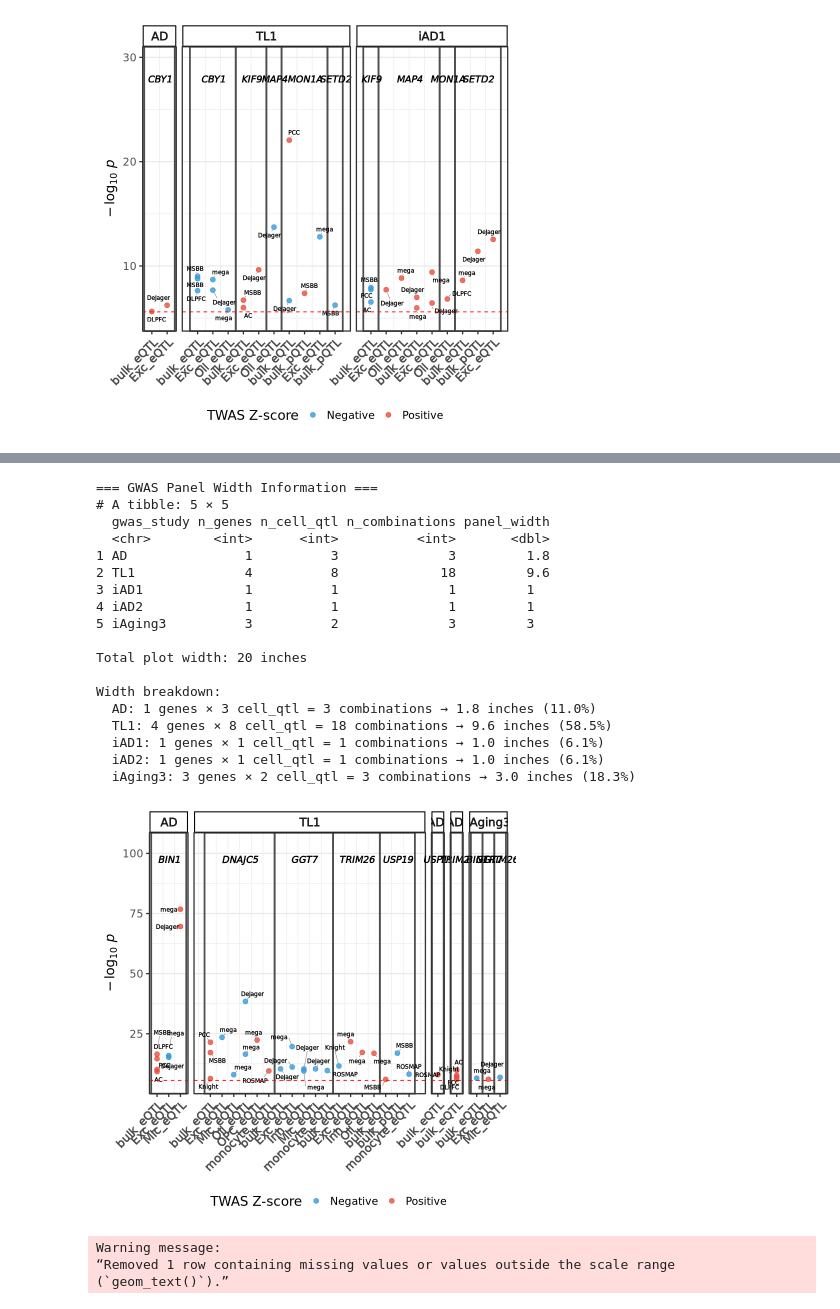
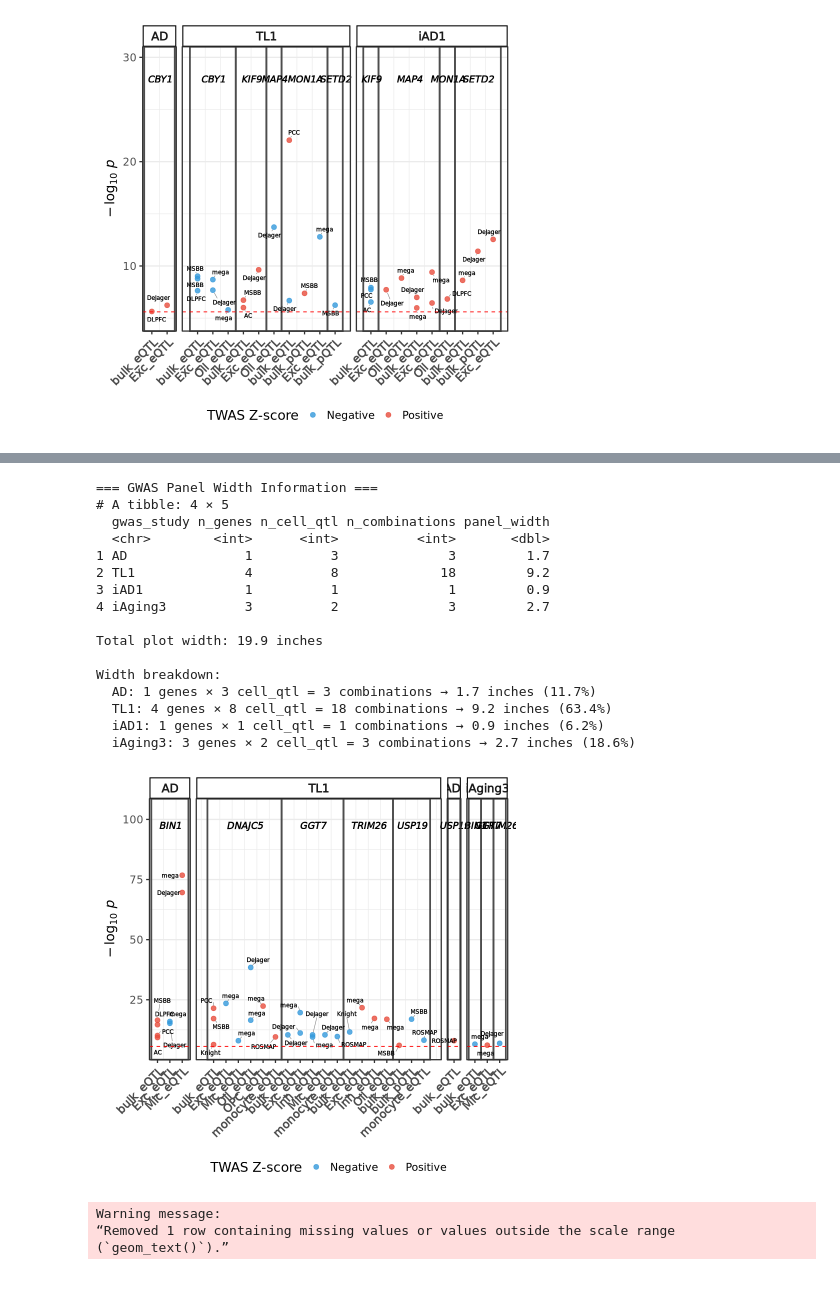
Before and after one commit to rl3328/DNE_xQTL_paper, a Jupyter notebook: main_text/4_candidate_genes/staging/interested_genes/TWAS_QTL/twas_story_allcontexts.ipynb, the cells around one changed output, grey strips where cells are left out. Cells and saved outputs as stored; diff of their text form; code cells hidden in the pictures.

Commit message:
update twas_cilia plot

```diff
--- a/main_text/4_candidate_genes/staging/interested_genes/TWAS_QTL/twas_story_allcontexts.ipynb
+++ b/main_text/4_candidate_genes/staging/interested_genes/TWAS_QTL/twas_story_allcontexts.ipynb
@@ -1579,6 +1579,6 @@ plot_data <- TL1_Aging3_genes %>%
                                "^(.+?_sQTL)[^:]*:.*:(clu_\\d+_\\+):([A-Z]+):.*$",
                                "\\1:\\2:\\3"),
       gwas_study = ifelse(grepl("Jansen|Bellenguez|Wightman", gwas_study), "AD", gwas_study))
-plot_data = plot_data |> filter(gwas_study not %in% c("image_Aging5") |> group_by(gene_name,gwas_study,context) |>  slice_min(twas_pval, n = 1, with_ties = FALSE)
+plot_data = plot_data |> filter(!gwas_study %in% c("image_AD2","image_Aging5")) |> group_by(gene_name,gwas_study,context) |>  slice_min(twas_pval, n = 1, with_ties = FALSE)
 plot_data |> arrange(gene_name, gwas_study, context)
 # %% [output]
@@ -1687,7 +1687,7 @@ gwas_panel_widths <- plot_data_processed %>%
     .groups = "drop"
   ) %>%
   mutate(
-    panel_width = n_combinations * 0.4 + n_genes * 0.6,
+    panel_width = n_combinations * 0.4 + n_genes * 0.5,
     width_ratio = panel_width / sum(panel_width)
   )
 
@@ -1795,46 +1795,44 @@ p_combined <- ggplot(plot_data_processed,
 print(p_combined)
 
 # Calculate optimal total width based on content
 scale_factor <- 1.2
 total_width <- min(20, sum(gwas_panel_widths$panel_width) * scale_factor + 2.5)
 
 ggsave("Functional_gene_plot_by_gwas_EV.png", p_combined,
        width = total_width, height = 6, dpi = 300, bg = "white")
 
 # Print detailed width information
 cat("\n=== GWAS Panel Width Information ===\n")
 print(gwas_panel_widths %>% select(gwas_study, n_genes, n_cell_qtl, n_combinations, panel_width))
 cat("\nTotal plot width:", round(total_width, 1), "inches\n")
 cat("\nWidth breakdown:\n")
 for(i in 1:nrow(gwas_panel_widths)) {
   cat(sprintf("  %s: %d genes × %d cell_qtl = %d combinations → %.1f inches (%.1f%%)\n",
               gwas_panel_widths$gwas_study[i],
               gwas_panel_widths$n_genes[i],
               gwas_panel_widths$n_cell_qtl[i],
               gwas_panel_widths$n_combinations[i],
               gwas_panel_widths$panel_width[i],
               gwas_panel_widths$width_ratio[i] * 100))
 }
 # %% [output]
 === GWAS Panel Width Information ===
-# A tibble: 5 × 5
+# A tibble: 4 × 5
   gwas_study n_genes n_cell_qtl n_combinations panel_width
   <chr>        <int>      <int>          <int>       <dbl>
-1 AD               1          3              3         1.8
-2 TL1              4          8             18         9.6
-3 iAD1             1          1              1         1
-4 iAD2             1          1              1         1
-5 iAging3          3          2              3         3
+1 AD               1          3              3         1.7
+2 TL1              4          8             18         9.2
+3 iAD1             1          1              1         0.9
+4 iAging3          3          2              3         2.7
 
-Total plot width: 20 inches
+Total plot width: 19.9 inches
 
 Width breakdown:
-  AD: 1 genes × 3 cell_qtl = 3 combinations → 1.8 inches (11.0%)
-  TL1: 4 genes × 8 cell_qtl = 18 combinations → 9.6 inches (58.5%)
-  iAD1: 1 genes × 1 cell_qtl = 1 combinations → 1.0 inches (6.1%)
-  iAD2: 1 genes × 1 cell_qtl = 1 combinations → 1.0 inches (6.1%)
-  iAging3: 3 genes × 2 cell_qtl = 3 combinations → 3.0 inches (18.3%)
+  AD: 1 genes × 3 cell_qtl = 3 combinations → 1.7 inches (11.7%)
+  TL1: 4 genes × 8 cell_qtl = 18 combinations → 9.2 inches (63.4%)
+  iAD1: 1 genes × 1 cell_qtl = 1 combinations → 0.9 inches (6.2%)
+  iAging3: 3 genes × 2 cell_qtl = 3 combinations → 2.7 inches (18.6%)
-[figure, old version]
+[figure, new version]
 # %%
 ggsave("TL1_Aging3_twas_all_contexts.png", p_gene_EV, width = 20, height = 8, dpi = 300)
 # %% [output]
```
Also changed, not shown: parts of 1 cell of this notebook, 1 other file.
